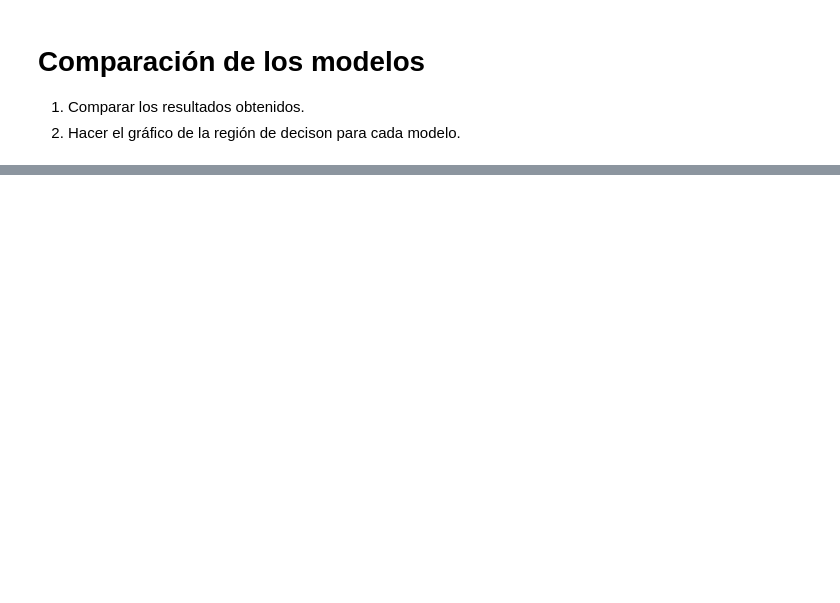
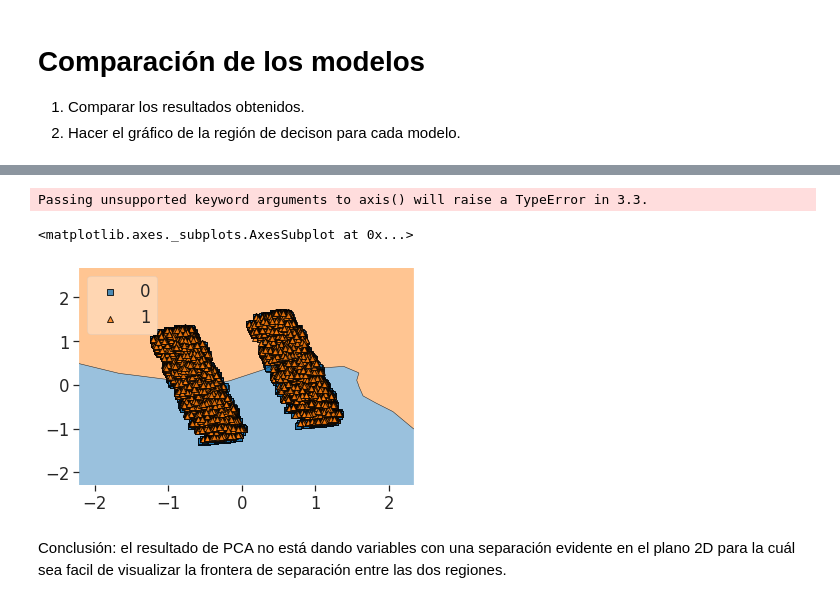
Before and after one commit to nhorro/ceai2020, a Jupyter notebook: deep_learning/clase_8_examen/Deep_Learning_Clase_8_Examen.ipynb, the cells around one changed output, grey strips where cells are left out. Cells and saved outputs as stored; diff of their text form; code cells hidden in the pictures; blank space fills up the shorter version.

```diff
--- a/deep_learning/clase_8_examen/Deep_Learning_Clase_8_Examen.ipynb
+++ b/deep_learning/clase_8_examen/Deep_Learning_Clase_8_Examen.ipynb
@@ -665,0 +850,21 @@ El segundo modelo con embeddings dá mejores resultados. Es posible que puedan m
+# %%
+dl_model_metrics = [ tf.keras.metrics.AUC(name='auc') ]
+
+model = tf.keras.models.Sequential()
+model.add(tf.keras.layers.Dense(100,activation='relu'))
+model.add(tf.keras.layers.Dense(1,activation='sigmoid'))
+model = create_model()
+
+model.compile(
+    optimizer=tf.keras.optimizers.Adam(learning_rate=0.001),
+    loss='binary_crossentropy',
+    metrics=dl_model_metrics
+)
+
+model.fit(
+    x_train_norm_pca.astype(np.float32),
+    y_train.astype(np.float32),
+    epochs=10,
+    batch_size=64,
+    validation_data=(x_validation_norm_pca.astype(np.float32), y_validation.astype(np.float32)),
+)
@@ -665,0 +893,8 @@ El segundo modelo con embeddings dá mejores resultados. Es posible que puedan m
+# %%
+plot_decision_regions(x_train_norm_pca,y_train,model,legend=2)
+# %% [output]
+Passing unsupported keyword arguments to axis() will raise a TypeError in 3.3.
+<matplotlib.axes._subplots.AxesSubplot at 0x...>
+[figure, added]
+# %% [markdown]
+Conclusión: el resultado de PCA no está dando variables con una separación evidente en el plano 2D para la cuál sea facil de visualizar la frontera de separación entre las dos regiones.
```
Also changed, not shown: parts of 63 cells of this notebook, 2 other files.
